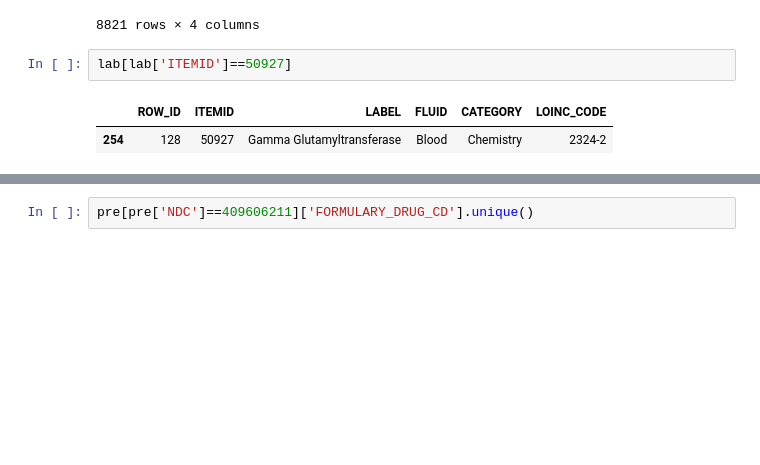
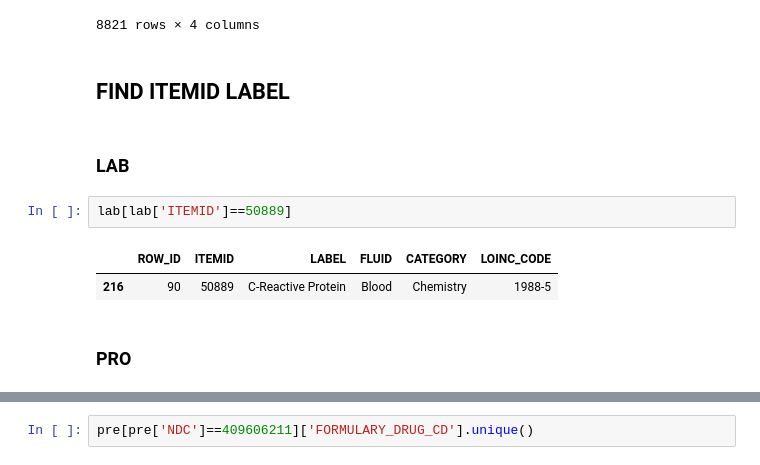
Before and after one commit to suhyun-guri/DSML_Research, a Jupyter notebook: 07-2. FIND ITEMID NAME.ipynb, the cells around one changed output, grey strips where cells are left out. Saved outputs shown, nothing was run; the diff lists cells and outputs as text; blank space fills up the shorter version.

```diff
--- a/07-2. FIND ITEMID NAME.ipynb
+++ b/07-2. FIND ITEMID NAME.ipynb
@@ -83,8 +174,14 @@ pre[pre['NDC'].isin(map(int, fi_all_top))][['DRUG', 'DRUG_NAME_POE', 'DRUG_NAME_
 | 4155259 | Morphine Sulfate | NaN | NaN | 409606211.0 |
 | 4155898 | Morphine Sulfate | NaN | NaN | 409606211.0 |
 8821 rows × 4 columns
+# %% [markdown]
+## FIND ITEMID LABEL
+# %% [markdown]
+### LAB
 # %%
-lab[lab['ITEMID']==50927]
+lab[lab['ITEMID']==50889]
 # %% [output]
 |  | ROW_ID | ITEMID | LABEL | FLUID | CATEGORY | LOINC_CODE |
-| 254 | 128 | 50927 | Gamma Glutamyltransferase | Blood | Chemistry | 2324-2 |
+| 216 | 90 | 50889 | C-Reactive Protein | Blood | Chemistry | 1988-5 |
+# %% [markdown]
+### PRO
```
Also changed, not shown: parts of 26 cells of this notebook, 1 other file.
